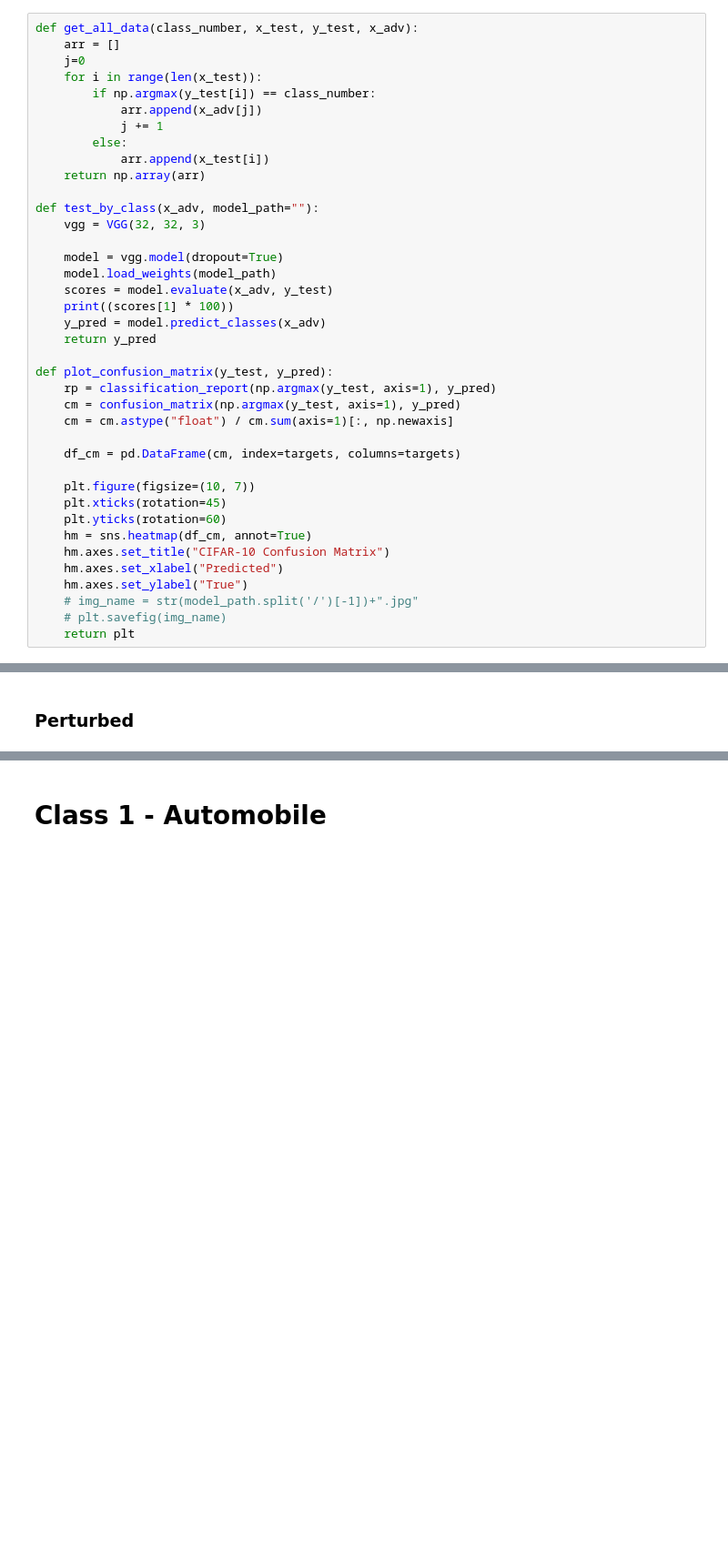
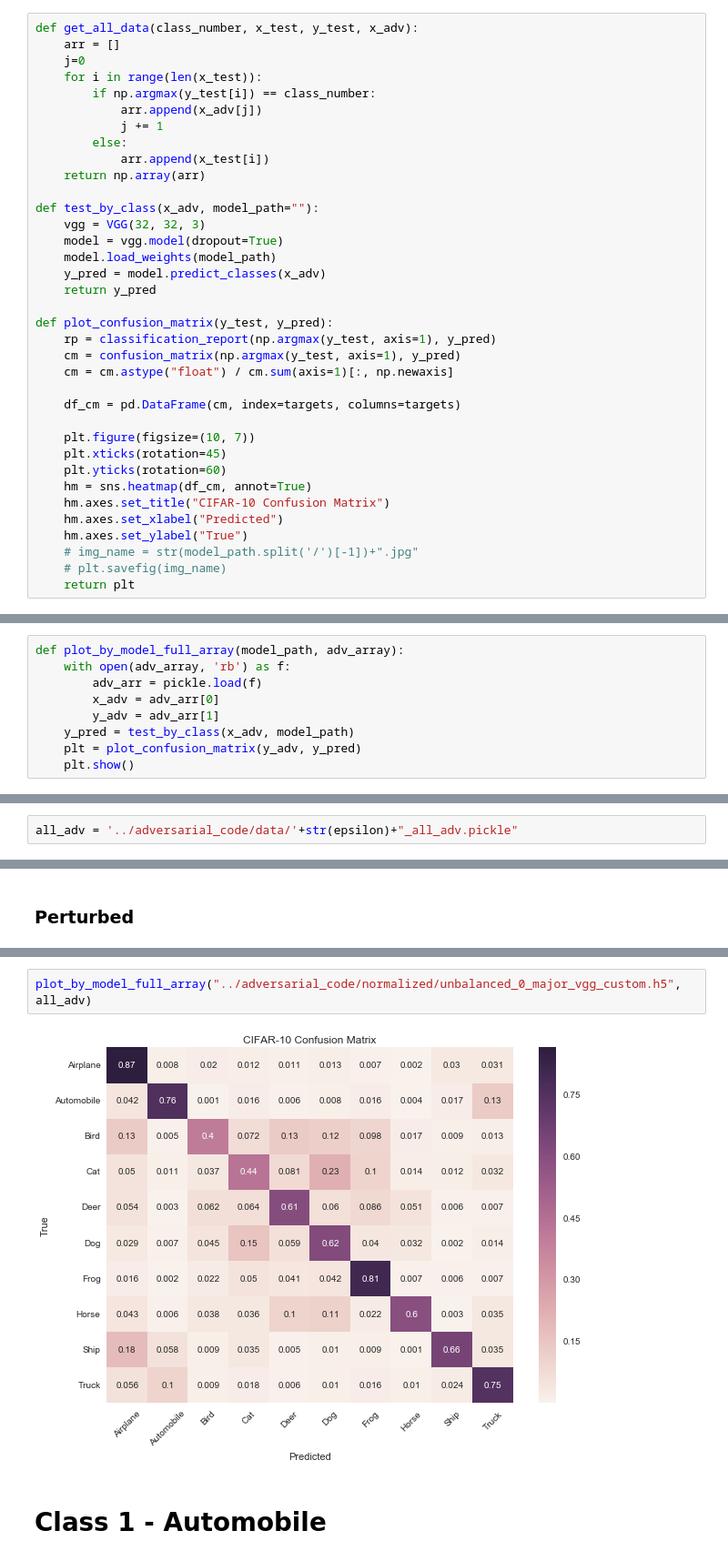
Before and after one commit to rafaelpossas/dnn-adversarial, a Jupyter notebook: adversarial_code/test_networks.ipynb, the cells around one changed output, grey strips where cells are left out. Shown at 91% size. Cells and saved outputs as stored; diff of their text form; blank space fills up the shorter version.

```diff
--- a/adversarial_code/test_networks.ipynb
+++ b/adversarial_code/test_networks.ipynb
@@ -27,11 +27,8 @@ def get_all_data(class_number, x_test, y_test, x_adv):
 
 def test_by_class(x_adv, model_path=""):
     vgg = VGG(32, 32, 3)
-
     model = vgg.model(dropout=True)
     model.load_weights(model_path)
-    scores = model.evaluate(x_adv, y_test)
-    print((scores[1] * 100))
     y_pred = model.predict_classes(x_adv)
     return y_pred
 
@@ -60,6 +57,15 @@ def plot_by_model(X_test, y_test, model_path, adv_array, class_number):
     y_pred = test_by_class(x_adv, model_path)
     plt = plot_confusion_matrix(y_test, y_pred)
     plt.show()
+# %%
+def plot_by_model_full_array(model_path, adv_array):
+    with open(adv_array, 'rb') as f:
+        adv_arr = pickle.load(f)
+        x_adv = adv_arr[0]
+        y_adv = adv_arr[1]
+    y_pred = test_by_class(x_adv, model_path)
+    plt = plot_confusion_matrix(y_adv, y_pred)
+    plt.show()
 # %%
 def get_all_cf_matrices(epsilon, class_number):
     adv_array = '../adversarial_code/data/'+str(epsilon)+'_class_'+str(class_number)+'_array_adv.pickle'
@@ -82,6 +88,8 @@ x_train shape: (50000, 32, 32, 3)
 10000 test samples
 # %%
 epsilon = 0.01
+# %%
+all_adv = '../adversarial_code/data/'+str(epsilon)+"_all_adv.pickle"
 # %% [markdown]
 # Class 0 - Airplane
 # %%
@@ -129,4 +134,8 @@ plot_by_model(X_test, y_test, "../adversarial_code/normalized/unbalanced_0_major
 [figure]
+# %%
+plot_by_model_full_array("../adversarial_code/normalized/unbalanced_0_major_vgg_custom.h5", all_adv)
+# %% [output]
+[figure, added]
 # %% [markdown]
 # Class 1 - Automobile
 # %%
```
Also changed, not shown: parts of 6 cells of this notebook, 12 other files.
